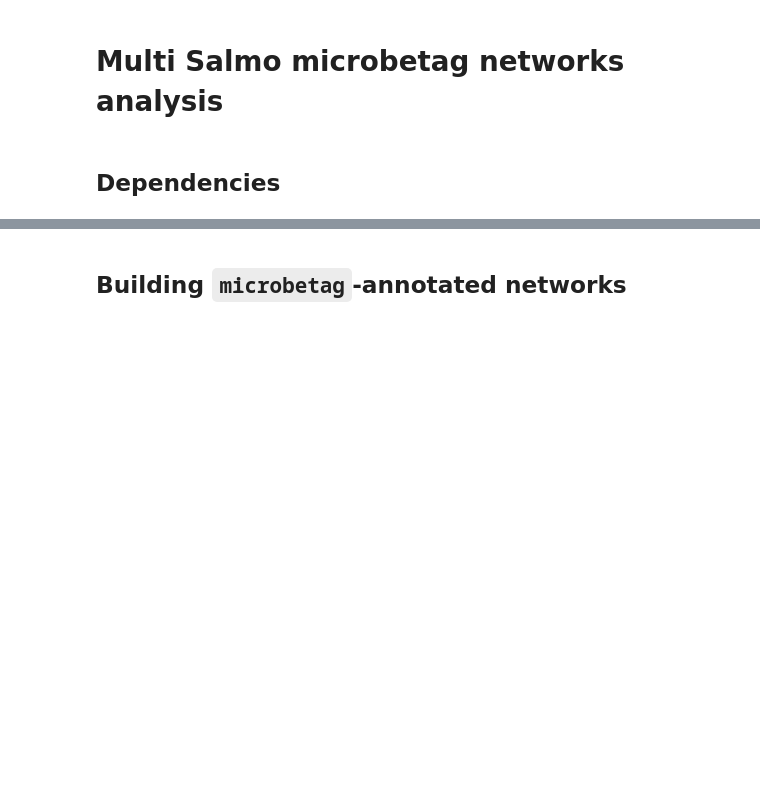
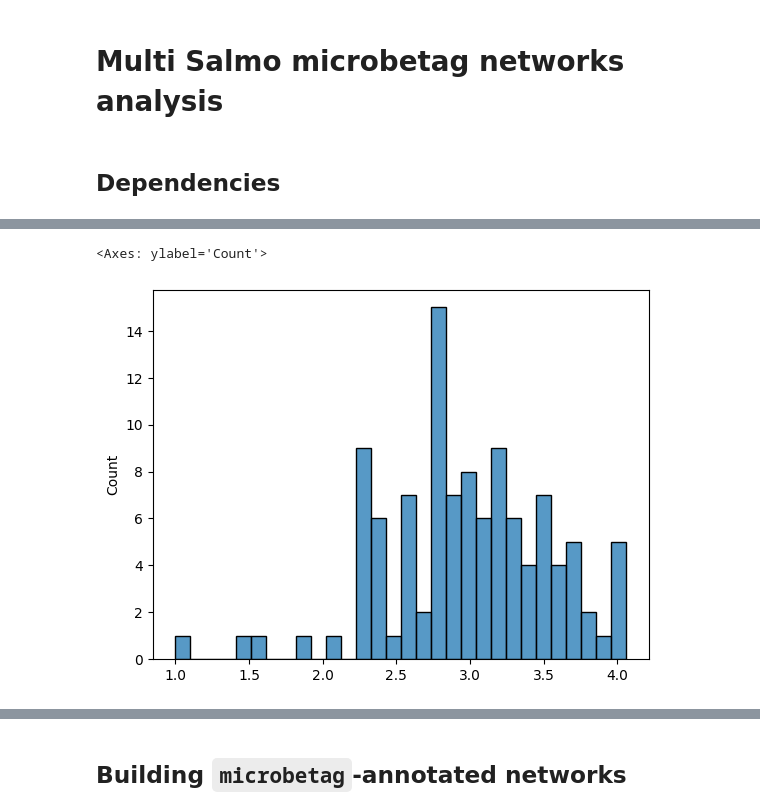
Before and after one commit to hariszaf/AMAC005_chicken_salmonella, a Jupyter notebook: microbetag_analysis/mtg_analysis.ipynb, the cells around one changed output, grey strips where cells are left out. Drawn from its saved outputs; the diff is of its cells as text; code cells hidden in the pictures; blank space fills up the shorter version.

```diff
--- a/microbetag_analysis/mtg_analysis.ipynb
+++ b/microbetag_analysis/mtg_analysis.ipynb
@@ -25,0 +154,7 @@ from utils import *
+# %%
+log10_values = np.log10(list(times_a_compound_is_a_complement.values()))
+# sns.histplot(list(times_a_compound_is_a_complement.values()), bins=100)
+sns.histplot(list(log10_values), bins=30)
+# %% [output]
+<Axes: ylabel='Count'>
+[figure, added]
```
Also changed, not shown: parts of 27 cells of this notebook, 4 other files.
